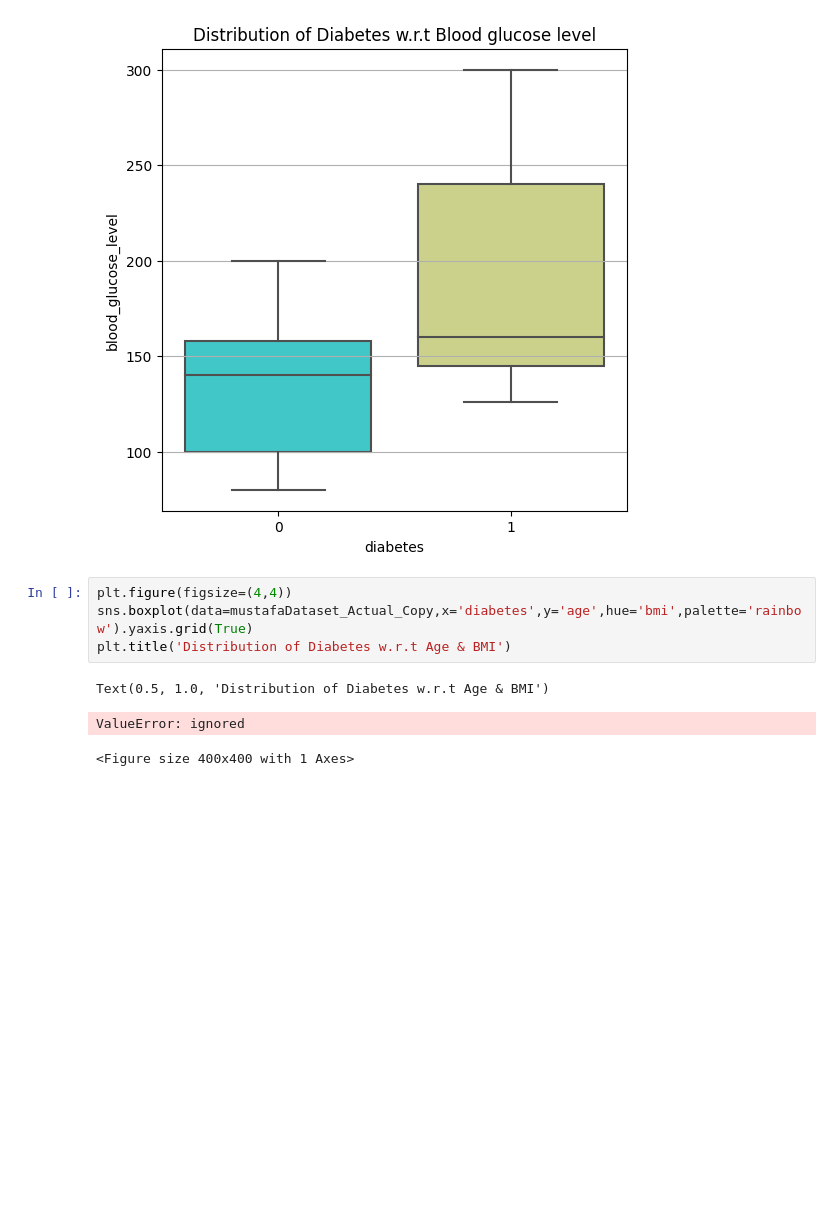
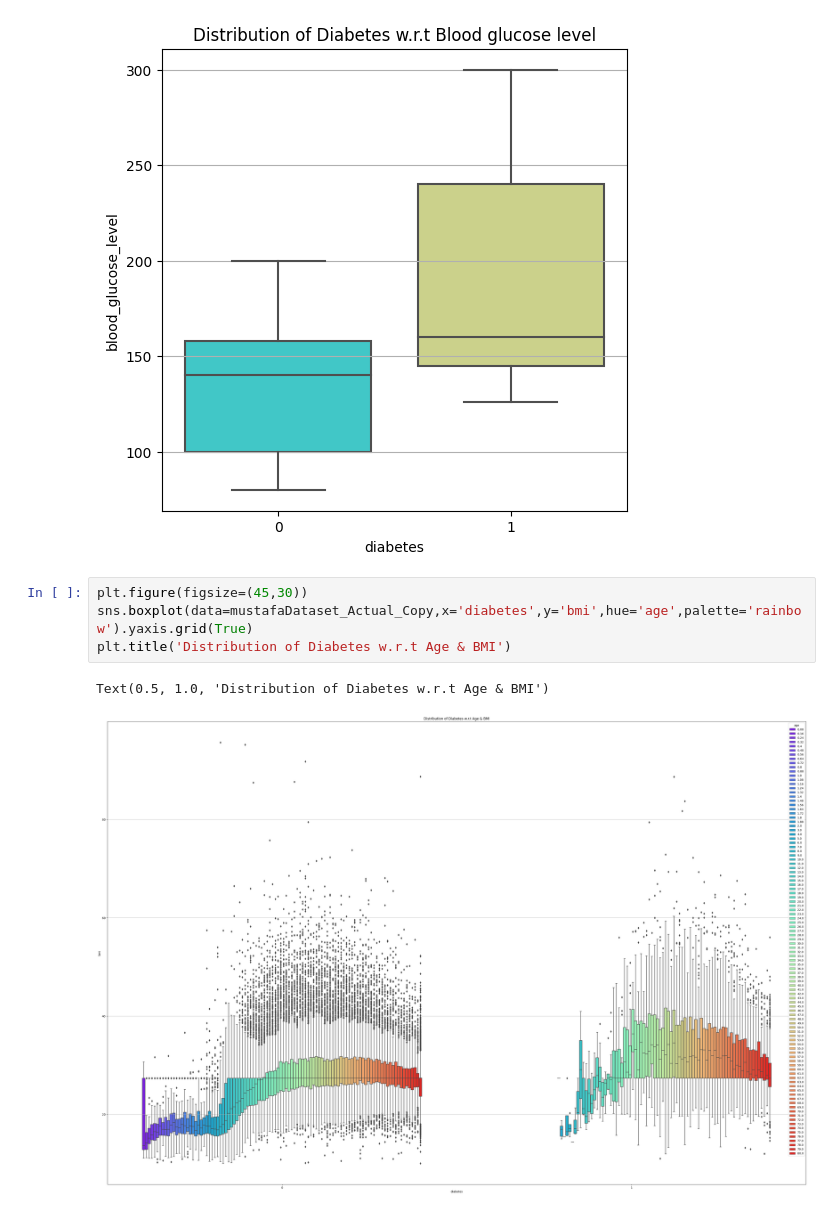
Before and after one commit to pdpavandesai/MergingDiabetesData, a Jupyter notebook: MustafaDatasetAnalysis.ipynb, the cells around one changed output. Cells and saved outputs as stored; diff of their text form; blank space fills up the shorter version.

```diff
--- a/MustafaDatasetAnalysis.ipynb
+++ b/MustafaDatasetAnalysis.ipynb
@@ -166,11 +166,10 @@ Text(0.5, 1.0, 'Distribution of Diabetes w.r.t Blood glucose level')
 [figure]
 [figure]
 # %%
-plt.figure(figsize=(4,4))
-sns.boxplot(data=mustafaDataset_Actual_Copy,x='diabetes',y='age',hue='bmi',palette='rainbow').yaxis.grid(True)
+plt.figure(figsize=(45,30))
+sns.boxplot(data=mustafaDataset_Actual_Copy,x='diabetes',y='bmi',hue='age',palette='rainbow').yaxis.grid(True)
 plt.title('Distribution of Diabetes w.r.t Age & BMI')
 # %% [output]
 Text(0.5, 1.0, 'Distribution of Diabetes w.r.t Age & BMI')
-ValueError: ignored
-<Figure size 400x400 with 1 Axes>
+[figure, added]
 # %%
```
Also changed, not shown: parts of 14 cells of this notebook.
